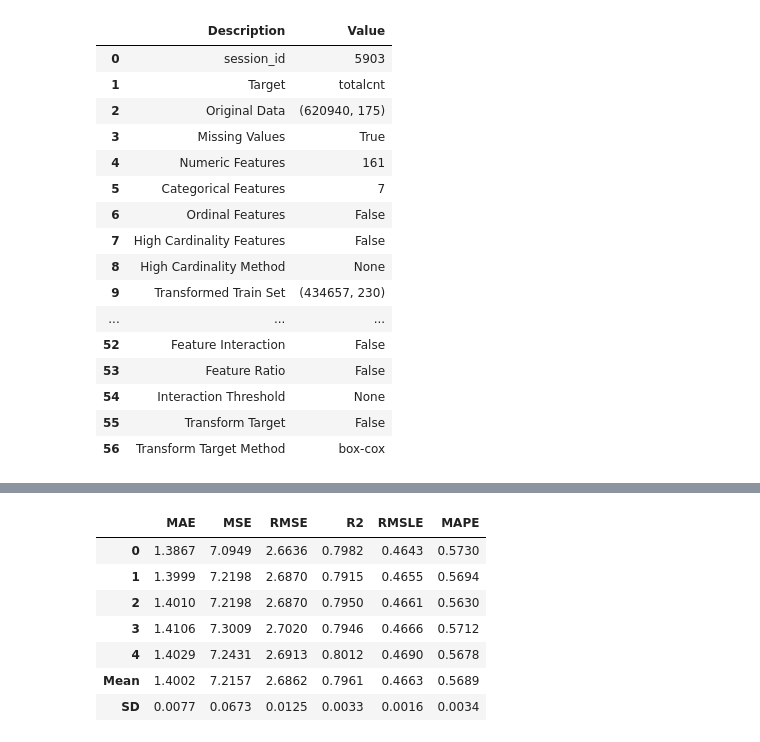
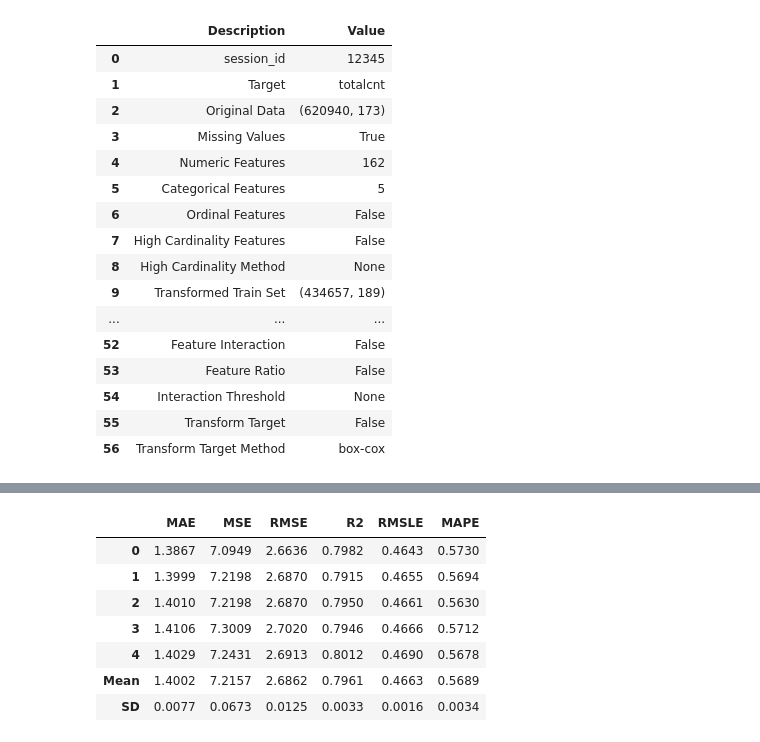
Before and after one commit to Goodmytoy/Passenger_Demand, a Jupyter notebook: model/Initial_Model.ipynb, the cells around one changed output, grey strips where cells are left out. Drawn from its saved outputs; the diff is of its cells as text; code cells hidden in the pictures.

```diff
--- a/model/Initial_Model.ipynb
+++ b/model/Initial_Model.ipynb
@@ -31,35 +31,36 @@ ml_data["hour"] = ml_data["hour"].astype(str)
 # %%
 # train_data = pd.concat([splitted_data["X_train"], splitted_data["Y_train"]], 1)
 # %%
-categorical_feature = ["dayofweek", "hour", "weekofyear", "month", "ntl_holi", "holi", "seq_holi"]
+categorical_feature = ["dayofweek", "hour", "ntl_holi", "holi", "seq_holi"]
 # %%
 numerical_feature = [col for col in ml_data.columns if col not in categorical_feature + ["totalcnt"]]
 # %%
 reg_experiment = setup(ml_data,
                        target = "totalcnt",
                        categorical_features = categorical_feature,
                        numeric_features = numerical_feature,
-                       ignore_features = ["date", "longitude", "latitude", "studentcnt", "childcnt", "normalcnt"],
+                       ignore_features = ["longitude", "latitude", "studentcnt", "childcnt", "normalcnt"],
                        train_size = 0.7,
                        n_jobs = 14,
+                       session_id = 12345,
 #                        log_experiment = True,
 #                        log_plots = True,
 #                        log_profile = True,
 #                        log_data = True,
 #                        profile = True,
                        experiment_name="Passenger_Demand")
 # %% [output]
 |  | Description | Value |
-| 0 | session_id | 5903 |
+| 0 | session_id | 12345 |
 | 1 | Target | totalcnt |
-| 2 | Original Data | (620940, 175) |
+| 2 | Original Data | (620940, 173) |
 | 3 | Missing Values | True |
-| 4 | Numeric Features | 161 |
-| 5 | Categorical Features | 7 |
+| 4 | Numeric Features | 162 |
+| 5 | Categorical Features | 5 |
 | 6 | Ordinal Features | False |
 | 7 | High Cardinality Features | False |
 | 8 | High Cardinality Method | None |
-| 9 | Transformed Train Set | (434657, 230) |
+| 9 | Transformed Train Set | (434657, 189) |
 | ... | ... | ... |
 | 52 | Feature Interaction | False |
 | 53 | Feature Ratio | False |
```
Also changed, not shown: parts of 42 cells of this notebook, 16 other files.
